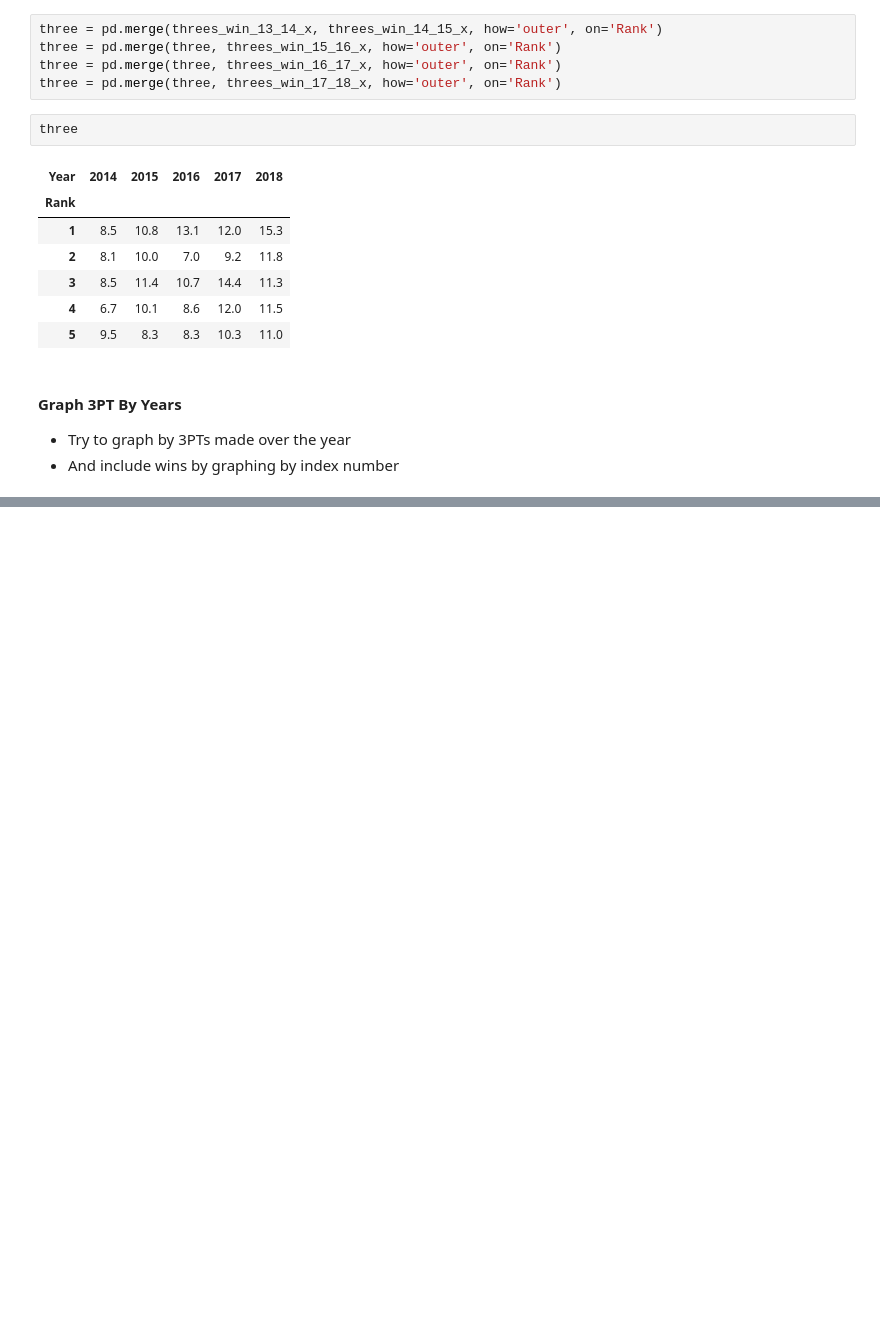
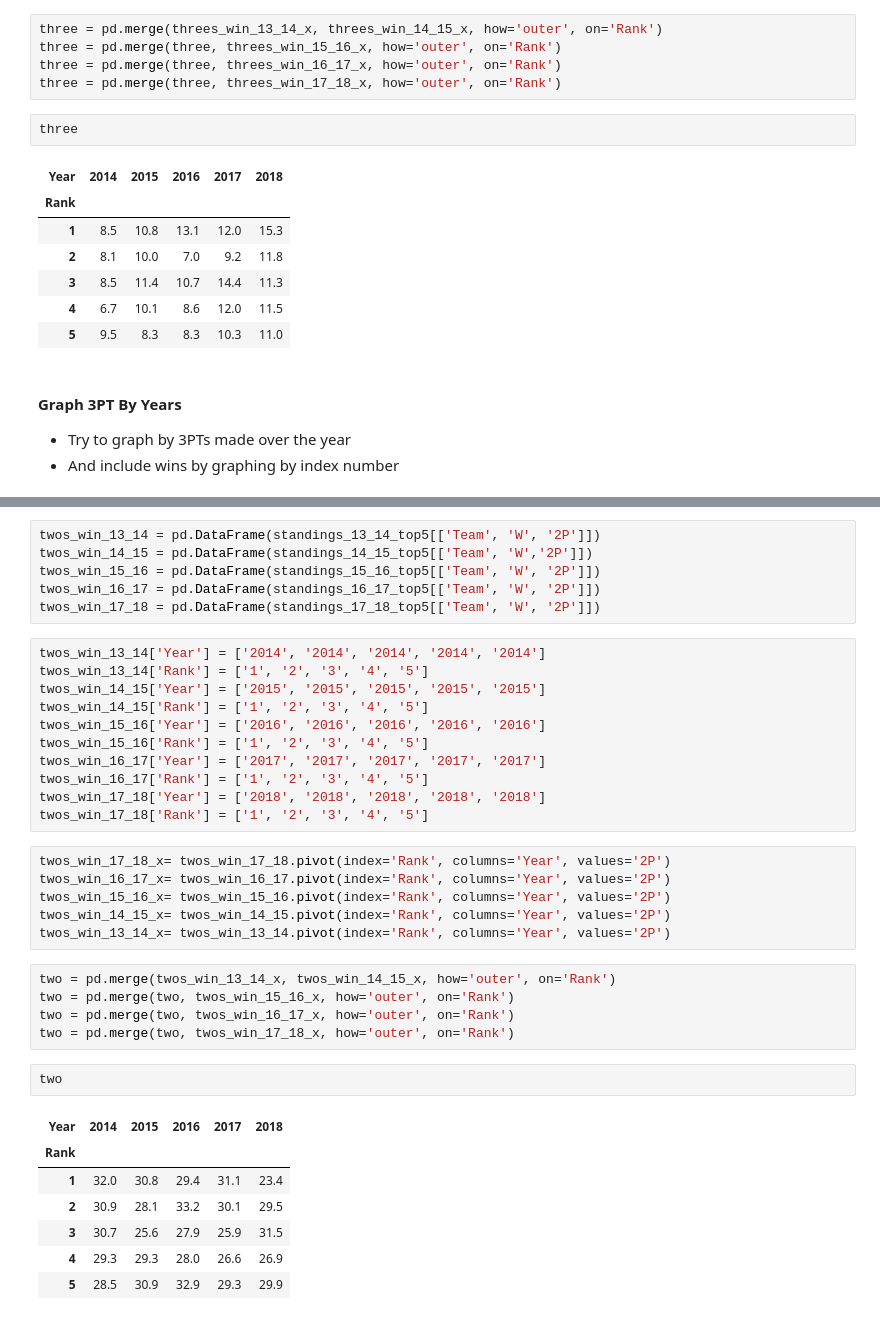
Before and after one commit to tanjowen/NCAA-vs-NBA, a Jupyter notebook: question dos.ipynb, the cells around one changed output, grey strips where cells are left out. Cells and saved outputs as stored; diff of their text form; blank space fills up the shorter version.

```diff
--- a/question dos.ipynb
+++ b/question dos.ipynb
@@ -272,0 +275,38 @@ plt.savefig("Charts/tumor_response.png")
+# %%
+twos_win_13_14 = pd.DataFrame(standings_13_14_top5[['Team', 'W', '2P']])
+twos_win_14_15 = pd.DataFrame(standings_14_15_top5[['Team', 'W','2P']])
+twos_win_15_16 = pd.DataFrame(standings_15_16_top5[['Team', 'W', '2P']])
+twos_win_16_17 = pd.DataFrame(standings_16_17_top5[['Team', 'W', '2P']])
+twos_win_17_18 = pd.DataFrame(standings_17_18_top5[['Team', 'W', '2P']])
+# %%
+twos_win_13_14['Year'] = ['2014', '2014', '2014', '2014', '2014']
+twos_win_13_14['Rank'] = ['1', '2', '3', '4', '5']
+twos_win_14_15['Year'] = ['2015', '2015', '2015', '2015', '2015']
+twos_win_14_15['Rank'] = ['1', '2', '3', '4', '5']
+twos_win_15_16['Year'] = ['2016', '2016', '2016', '2016', '2016']
+twos_win_15_16['Rank'] = ['1', '2', '3', '4', '5']
+twos_win_16_17['Year'] = ['2017', '2017', '2017', '2017', '2017']
+twos_win_16_17['Rank'] = ['1', '2', '3', '4', '5']
+twos_win_17_18['Year'] = ['2018', '2018', '2018', '2018', '2018']
+twos_win_17_18['Rank'] = ['1', '2', '3', '4', '5']
+# %%
+twos_win_17_18_x= twos_win_17_18.pivot(index='Rank', columns='Year', values='2P')
+twos_win_16_17_x= twos_win_16_17.pivot(index='Rank', columns='Year', values='2P')
+twos_win_15_16_x= twos_win_15_16.pivot(index='Rank', columns='Year', values='2P')
+twos_win_14_15_x= twos_win_14_15.pivot(index='Rank', columns='Year', values='2P')
+twos_win_13_14_x= twos_win_13_14.pivot(index='Rank', columns='Year', values='2P')
+# %%
+two = pd.merge(twos_win_13_14_x, twos_win_14_15_x, how='outer', on='Rank')
+two = pd.merge(two, twos_win_15_16_x, how='outer', on='Rank')
+two = pd.merge(two, twos_win_16_17_x, how='outer', on='Rank')
+two = pd.merge(two, twos_win_17_18_x, how='outer', on='Rank')
+# %%
+two
+# %% [output]
+| Year | 2014 | 2015 | 2016 | 2017 | 2018 |
+| Rank |  |  |  |  |  |
+| 1 | 32.0 | 30.8 | 29.4 | 31.1 | 23.4 |
+| 2 | 30.9 | 28.1 | 33.2 | 30.1 | 29.5 |
+| 3 | 30.7 | 25.6 | 27.9 | 25.9 | 31.5 |
+| 4 | 29.3 | 29.3 | 28.0 | 26.6 | 26.9 |
+| 5 | 28.5 | 30.9 | 32.9 | 29.3 | 29.9 |
```
Also changed, not shown: parts of 3 cells of this notebook.
